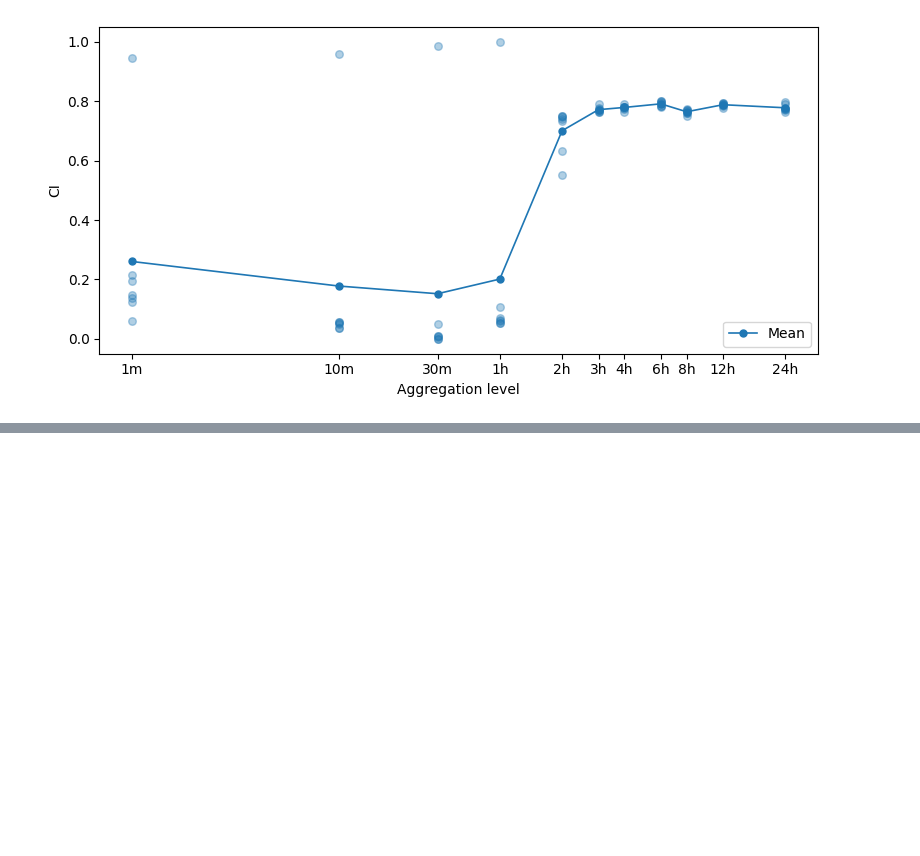
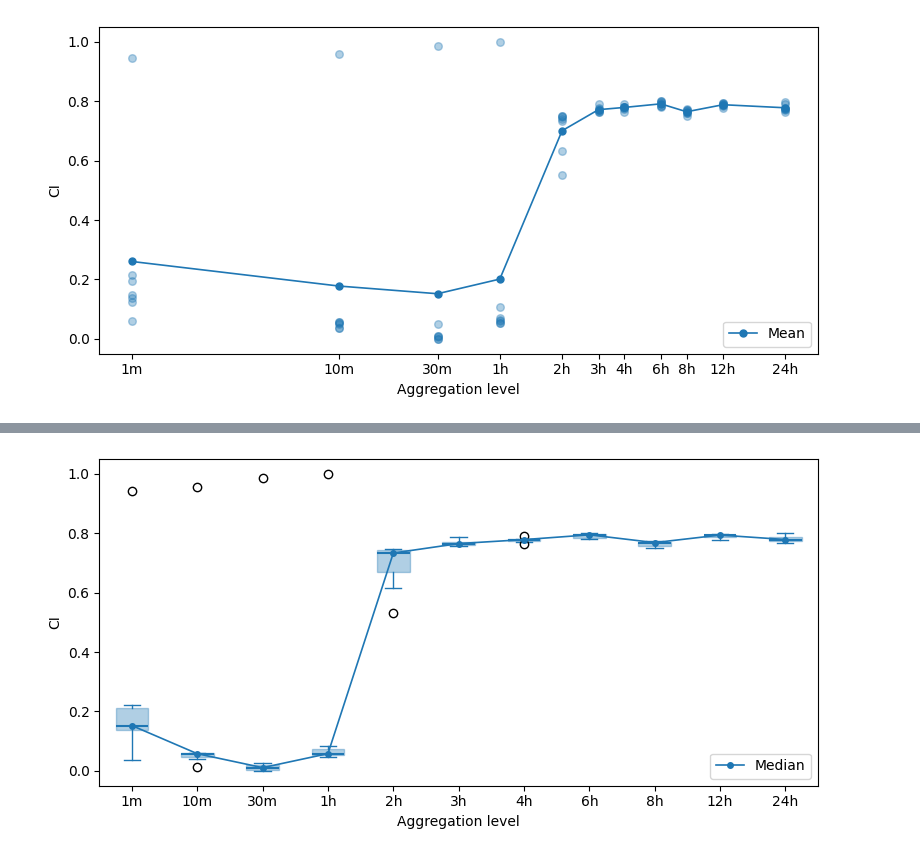
Before and after one commit to Tarun-Rajan99/MSc-Project, a Jupyter notebook: 04_code/drop_analysis/drop_dest_comps/drop_dest_comps.ipynb, the cells around one changed output, grey strips where cells are left out. Drawn from its saved outputs; the diff is of its cells as text; code cells hidden in the pictures; blank space fills up the shorter version.

Commit message:
median_trends

```diff
--- a/04_code/drop_analysis/drop_dest_comps/drop_dest_comps.ipynb
+++ b/04_code/drop_analysis/drop_dest_comps/drop_dest_comps.ipynb
@@ -436,0 +441,4 @@ dummy.to_csv("drop_dest_comps_combined.csv")
+# %%
+# Aggregation levels
+levels = {'1 min': 1/60, '10 min': 1/6, '30 min': 0.5, '1 h': 1,
+              '2 h': 2, '3 h': 3, '4 h': 4, '6 h': 6, '8 h': 8, '12 h': 12, '24 h': 24}
@@ -436,0 +482,5 @@ dummy.to_csv("drop_dest_comps_combined.csv")
+# %%
+# Median and interquartile range of measures
+ari_median, ari_iqr = np.median(ari_dist), np.percentile(ari_dist, 75) - np.percentile(ari_dist, 25)
+vi_median,  vi_iqr  = np.median(vi_dist), np.percentile(vi_dist, 75) - np.percentile(vi_dist, 25)
+psi_median, psi_iqr = np.median(psi_dist), np.percentile(psi_dist, 75) - np.percentile(psi_dist, 25)
@@ -436,0 +498,38 @@ dummy.to_csv("drop_dest_comps_combined.csv")
+# %%
+# Scaled combined measure and compute means
+all_combined = np.concatenate([combined_measure[agg_level] for agg_level in levels])
+c_min, c_max = all_combined.min(), all_combined.max()
+
+combined_scaled = {
+    agg_level: (combined_measure[agg_level] - c_min) / (c_max - c_min)
+    for agg_level in levels
+}
+
+combined_medians = np.array([np.median(combined_scaled[agg_level]) for agg_level in levels])
+# %%
+# Plot of combined measure as boxplots with median trend line, equally spaced x-axis
+fig, ax = plt.subplots(figsize=(8, 4))
+
+level_names = list(levels.keys())
+x_positions = np.arange(1, len(level_names) + 1)
+xtick_labels = ['1m','10m','30m','1h','2h','3h','4h','6h','8h','12h','24h']
+
+boxstyle = dict(patch_artist=True,
+                 boxprops=dict(facecolor='tab:blue', alpha=0.35, edgecolor='tab:blue'),
+                 medianprops=dict(color='tab:blue', lw=1.5),
+                 whiskerprops=dict(color='tab:blue'),
+                 capprops=dict(color='tab:blue'))
+combined_vals = [combined_scaled[name] for name in level_names]
+
+ax.boxplot(combined_vals, positions=x_positions, widths=0.5, showfliers=True, **boxstyle)
+
+ax.plot(x_positions, combined_medians, color='tab:blue', lw=1.2, marker='o', ms=4, zorder=3, label='Median')
+
+ax.set_xticks(x_positions)
+ax.set_xticklabels(xtick_labels)
+ax.set_xlabel('Aggregation level')
+ax.set_ylabel('CI')
+ax.legend(loc='lower right')
+plt.tight_layout()
+# %% [output]
+[figure, added]
```
Also changed, not shown: parts of 9 cells of this notebook, 4 other files.
